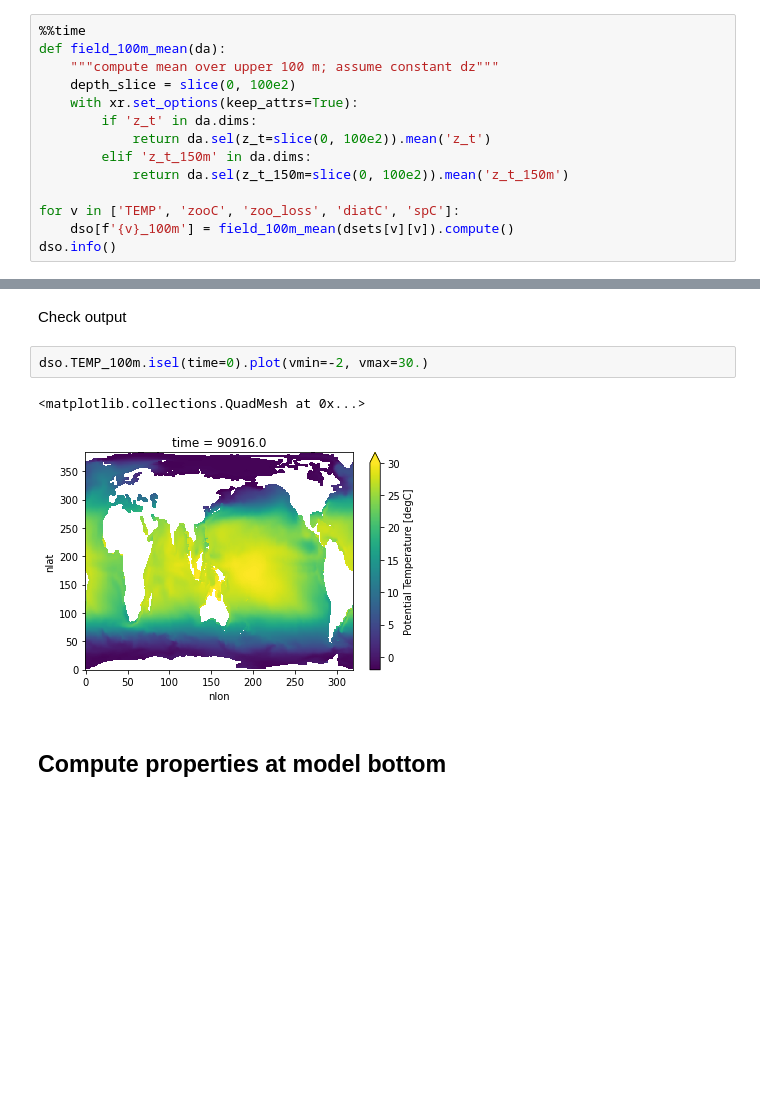
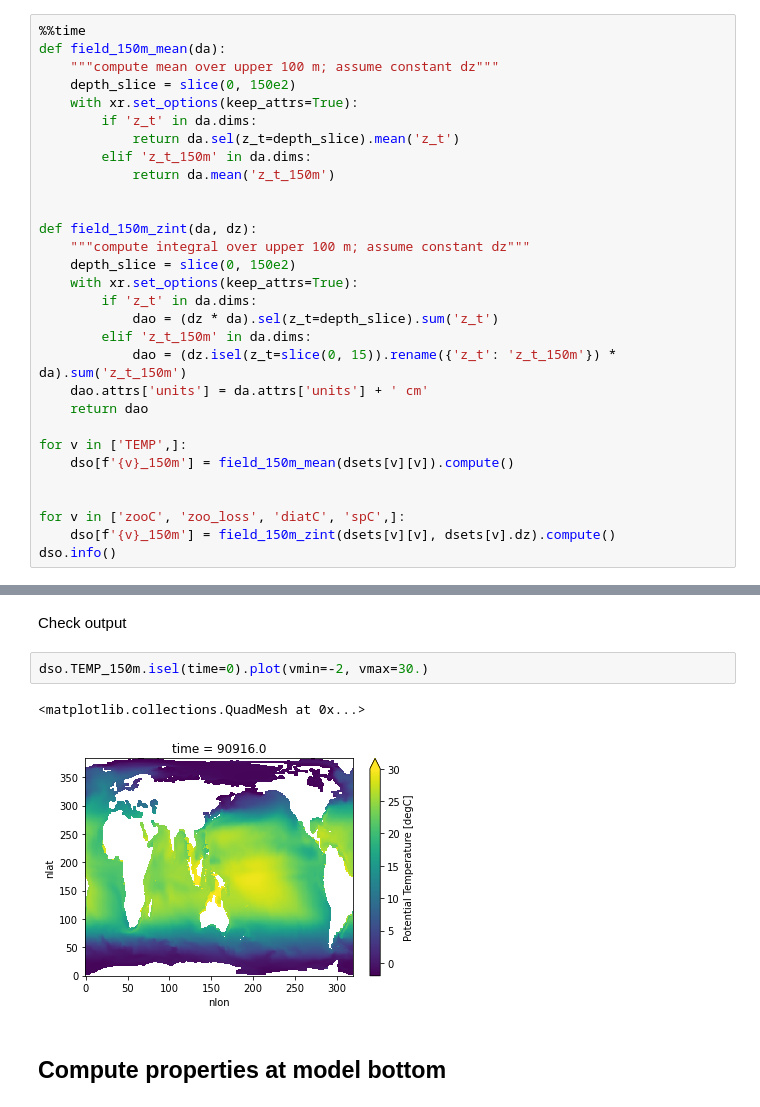
Before and after one commit to matt-long/fish-offline, a Jupyter notebook: notebooks/proc-cesm-dple-fields.ipynb, the cells around one changed output, grey strips where cells are left out. Cells and saved outputs as stored; diff of their text form; blank space fills up the shorter version.

Commit message:
100m means --> 100m integrals

```diff
--- a/notebooks/proc-cesm-dple-fields.ipynb
+++ b/notebooks/proc-cesm-dple-fields.ipynb
@@ -166,17 +177,33 @@ $Id: tavg.F90 41939 2012-11-14 16:37:23Z mlevy@ucar.edu $
 ## Compute upper 100 m means
 # %%
 %%time
-def field_100m_mean(da):
+def field_150m_mean(da):
     """compute mean over upper 100 m; assume constant dz"""
-    depth_slice = slice(0, 100e2)
+    depth_slice = slice(0, 150e2)
     with xr.set_options(keep_attrs=True):
         if 'z_t' in da.dims:
-            return da.sel(z_t=slice(0, 100e2)).mean('z_t')
+            return da.sel(z_t=depth_slice).mean('z_t')
         elif 'z_t_150m' in da.dims:
-            return da.sel(z_t_150m=slice(0, 100e2)).mean('z_t_150m')
+            return da.mean('z_t_150m')
 
-for v in ['TEMP', 'zooC', 'zoo_loss', 'diatC', 'spC']:
-    dso[f'{v}_100m'] = field_100m_mean(dsets[v][v]).compute()
+
+def field_150m_zint(da, dz):
+    """compute integral over upper 100 m; assume constant dz"""
+    depth_slice = slice(0, 150e2)
+    with xr.set_options(keep_attrs=True):
+        if 'z_t' in da.dims:
+            dao = (dz * da).sel(z_t=depth_slice).sum('z_t')
+        elif 'z_t_150m' in da.dims:
+            dao = (dz.isel(z_t=slice(0, 15)).rename({'z_t': 'z_t_150m'}) * da).sum('z_t_150m')
+    dao.attrs['units'] = da.attrs['units'] + ' cm'
+    return dao
+
+for v in ['TEMP',]:
+    dso[f'{v}_150m'] = field_150m_mean(dsets[v][v]).compute()
+
+
+for v in ['zooC', 'zoo_loss', 'diatC', 'spC',]:
+    dso[f'{v}_150m'] = field_150m_zint(dsets[v][v], dsets[v].dz).compute()
 dso.info()
 # %% [output]
 xarray.Dataset {
@@ -199,10 +226,10 @@ Wall time: 1min 1s
 # %% [markdown]
 Check output
 # %%
-dso.TEMP_100m.isel(time=0).plot(vmin=-2, vmax=30.)
+dso.TEMP_150m.isel(time=0).plot(vmin=-2, vmax=30.)
 # %% [output]
 <matplotlib.collections.QuadMesh at 0x...>
-[figure, old version]
+[figure, new version]
 # %% [markdown]
 ## Compute properties at model bottom
 # %%
```
Also changed, not shown: parts of 8 cells of this notebook.
